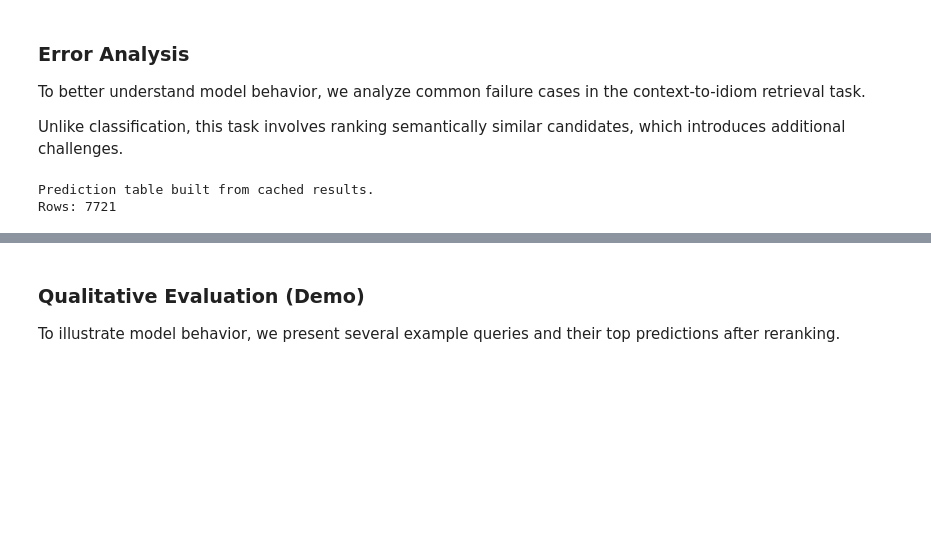
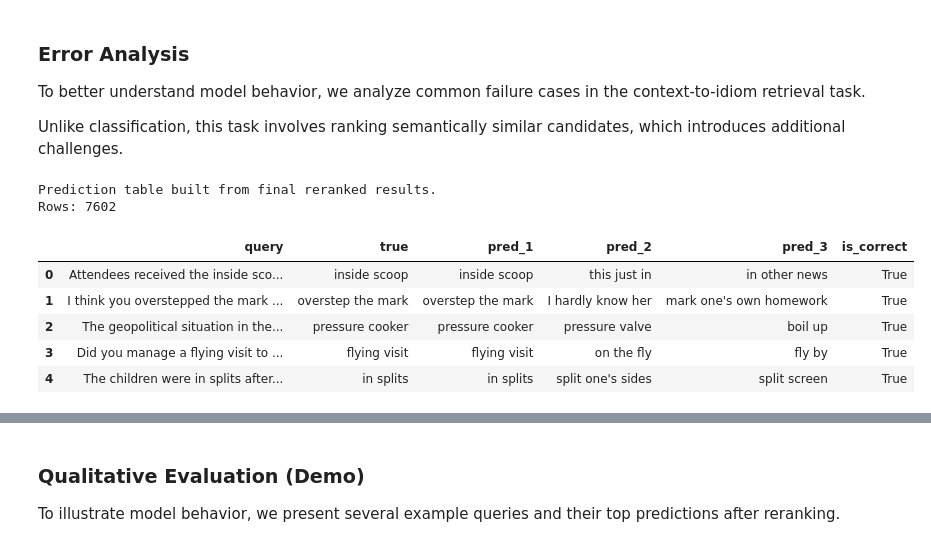
Before and after one commit to aymanshar/IdiomX, a Jupyter notebook: notebooks/Task2_Context_to_Idiom_Benchmark.ipynb, the cells around one changed output, grey strips where cells are left out. Cells and saved outputs as stored; diff of their text form; code cells hidden in the pictures; blank space fills up the shorter version.

```diff
--- a/notebooks/Task2_Context_to_Idiom_Benchmark.ipynb
+++ b/notebooks/Task2_Context_to_Idiom_Benchmark.ipynb
@@ -902,0 +1083,24 @@ Therefore, evaluation reflects reranking performance within this candidate set r
+# %%
+# [8.7] Debug final reranked predictions
+
+def show_reranked_predictions(example_idx, top_n=5):
+    query = test_df.iloc[example_idx]["example"]
+    true_idiom = test_df.iloc[example_idx]["idiom_canonical"]
+    target_idx = test_df.iloc[example_idx]["target"]
+
+    ranked_indices = reranked_indices[example_idx][:top_n]
+
+    print("=" * 100)
+    print(f"Query      : {query}")
+    print(f"True idiom : {true_idiom}")
+    print(f"Target idx : {target_idx}")
+    print("-" * 100)
+
+    for rank, idx in enumerate(ranked_indices, start=1):
+        pred_idiom = idx_to_idiom[idx]
+        marker = "✅" if pred_idiom == true_idiom else ""
+        print(f"{rank:>2}. {pred_idiom} {marker}")
+
+for i in [0, 1, 2, 10, 25]:
+    show_reranked_predictions(i, top_n=5)
+    print()
@@ -1058,34 +1285,42 @@ To better understand model behavior, we analyze common failure cases in the cont
 
 Unlike classification, this task involves ranking semantically similar candidates, which introduces additional challenges.
 # %%
-# [10.6] Error Analysis from cached reranked predictions ===
+# [9.5] Error analysis from final reranked predictions
 
 prediction_rows = []
 
 for i in range(len(test_df)):
     query = test_df.iloc[i]["example"]
     true_idiom = test_df.iloc[i]["idiom_canonical"]
 
-    # Get final reranked candidate indices already computed earlier
-    ranked_indices = reranked_topk_indices[i]
+    # Final reranked candidate indices from the cleaned pipeline
+    ranked_indices = reranked_indices[i]
 
     pred_1 = idx_to_idiom[ranked_indices[0]]
     pred_2 = idx_to_idiom[ranked_indices[1]]
     pred_3 = idx_to_idiom[ranked_indices[2]]
 
     prediction_rows.append({
         "query": query,
         "true": true_idiom,
         "pred_1": pred_1,
         "pred_2": pred_2,
         "pred_3": pred_3,
         "is_correct": pred_1 == true_idiom
     })
 
 prediction_df = pd.DataFrame(prediction_rows)
 
-print("Prediction table built from cached results.")
+print("Prediction table built from final reranked results.")
 print("Rows:", len(prediction_df))
+
+prediction_df.head()
 # %% [output]
-Prediction table built from cached results.
-Rows: 7721
+Prediction table built from final reranked results.
+Rows: 7602
+|  | query | true | pred_1 | pred_2 | pred_3 | is_correct |
+| 0 | Attendees received the inside sco... | inside scoop | inside scoop | this just in | in other news | True |
+| 1 | I think you overstepped the mark ... | overstep the mark | overstep the mark | I hardly know her | mark one's own homework | True |
+| 2 | The geopolitical situation in the... | pressure cooker | pressure cooker | pressure valve | boil up | True |
+| 3 | Did you manage a flying visit to ... | flying visit | flying visit | on the fly | fly by | True |
+| 4 | The children were in splits after... | in splits | in splits | split one's sides | split screen | True |
```
Also changed, not shown: parts of 77 cells of this notebook, 2 other files.
